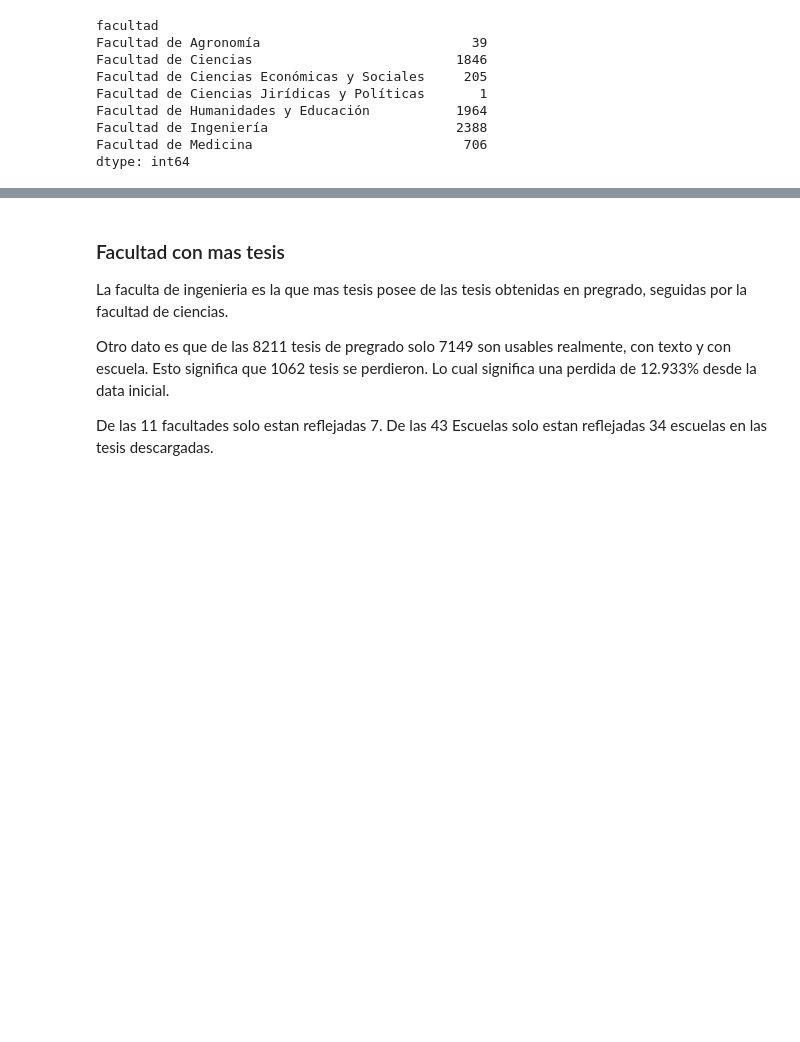
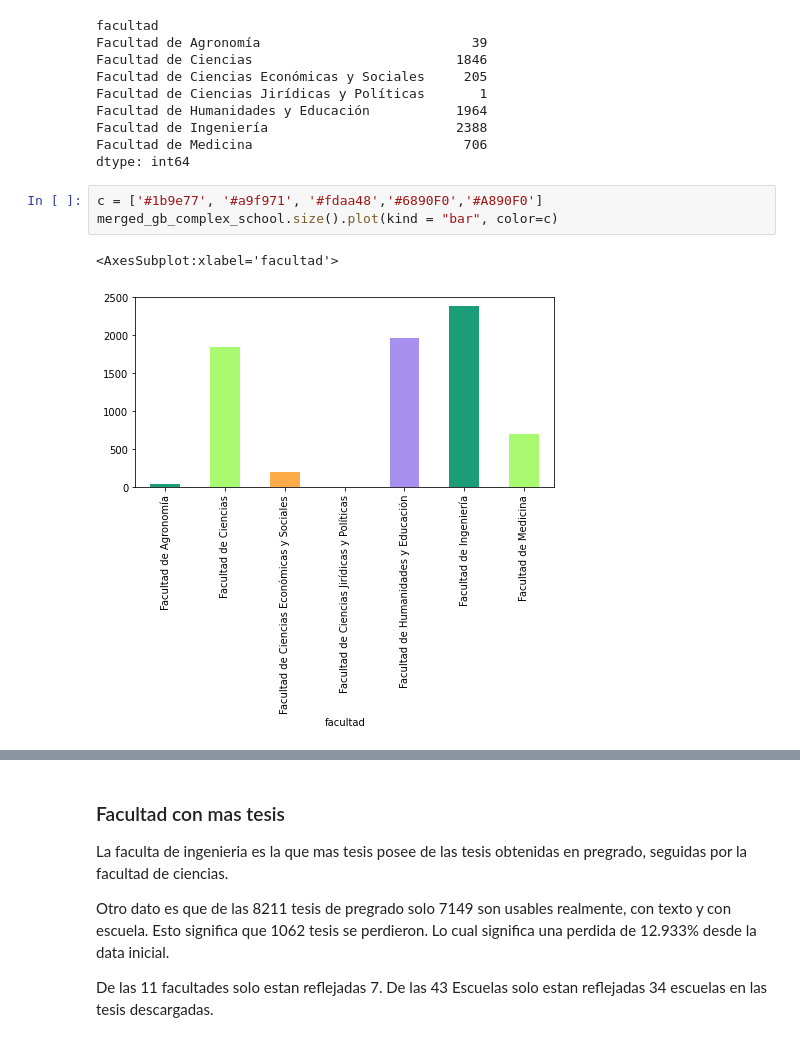
Before and after one commit to HighDeFing/thesis_v4, a Jupyter notebook: notebooks/EDA.ipynb, the cells around one changed output, grey strips where cells are left out. Saved outputs shown, nothing was run; the diff lists cells and outputs as text; blank space fills up the shorter version.

Commit message:
new graphics

```diff
--- a/notebooks/EDA.ipynb
+++ b/notebooks/EDA.ipynb
@@ -918,3 +917,9 @@ Facultad de Humanidades y Educación           1964
 Facultad de Ingeniería                        2388
 Facultad de Medicina                           706
 dtype: int64
+# %%
+c = ['#1b9e77', '#a9f971', '#fdaa48','#6890F0','#A890F0']
+merged_gb_complex_school.size().plot(kind = "bar", color=c)
+# %% [output]
+<AxesSubplot:xlabel='facultad'>
+[figure, added]
```
Also changed, not shown: parts of 24 cells of this notebook, 2 other files.
